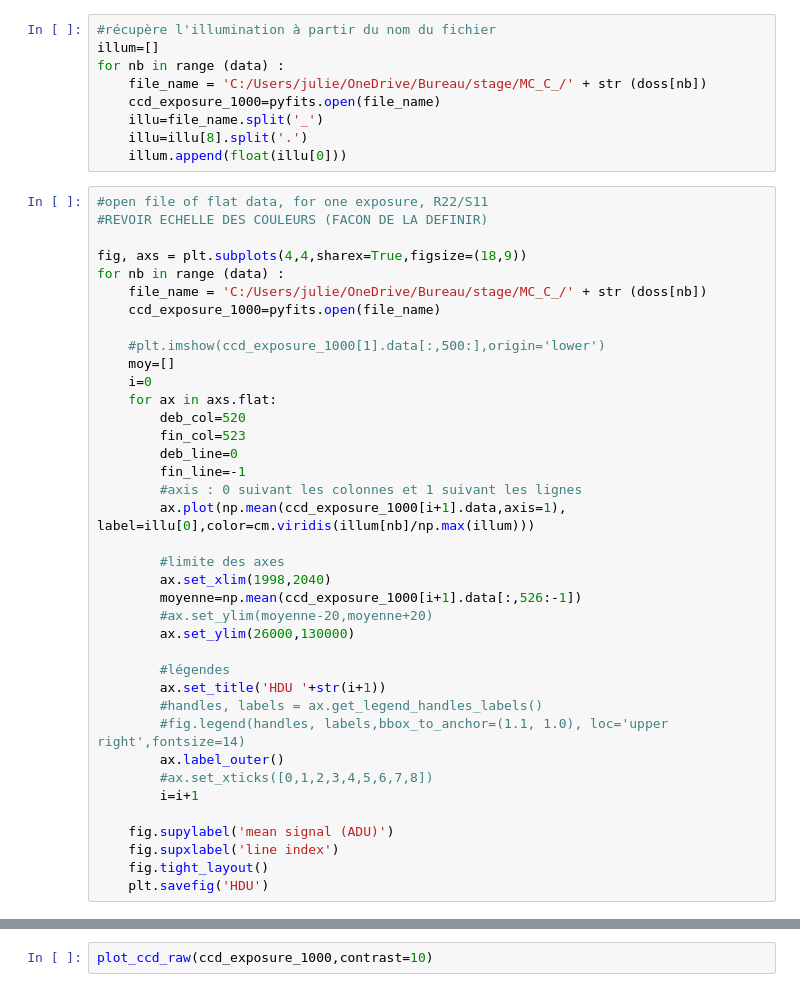
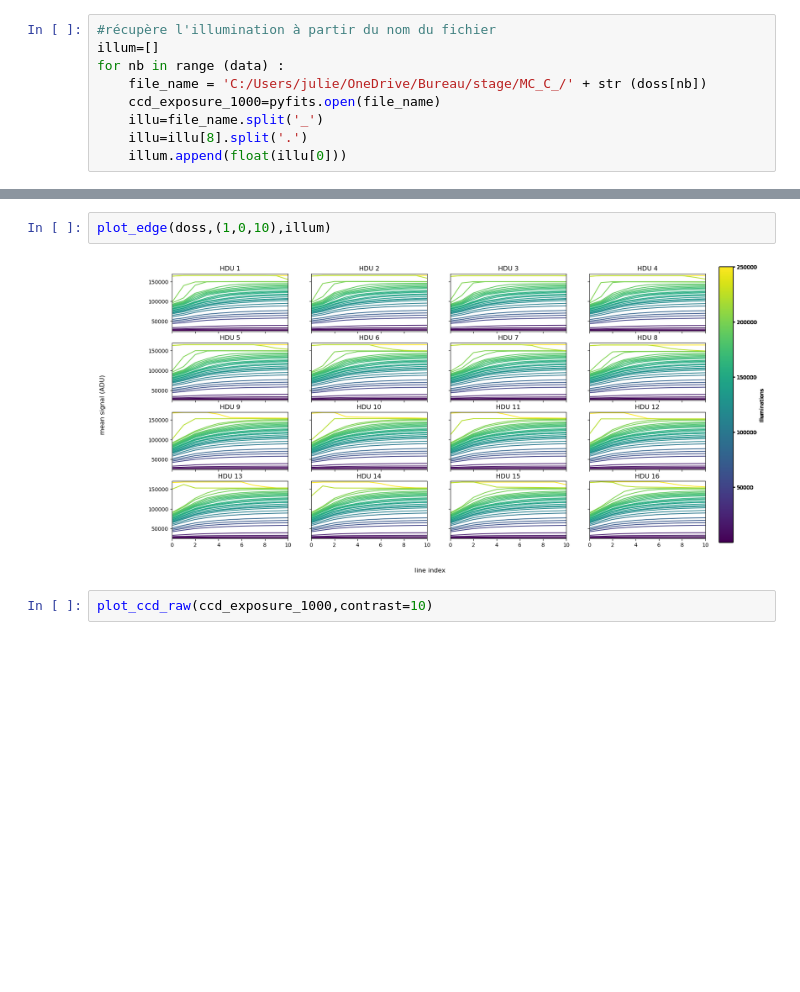
Before and after one commit to julielep/stage2, a Jupyter notebook: notebook/Flat_Analyse_Exposure_16.ipynb, the cells around one changed output, grey strips where cells are left out. Cells and saved outputs as stored; diff of their text form; blank space fills up the shorter version.

```diff
--- a/notebook/Flat_Analyse_Exposure_16.ipynb
+++ b/notebook/Flat_Analyse_Exposure_16.ipynb
@@ -94,41 +94,3 @@ for nb in range (data) :
     illu=file_name.split('_')
     illu=illu[8].split('.')
     illum.append(float(illu[0]))
-# %%
-#open file of flat data, for one exposure, R22/S11
-#REVOIR ECHELLE DES COULEURS (FACON DE LA DEFINIR)
-
-fig, axs = plt.subplots(4,4,sharex=True,figsize=(18,9))
-for nb in range (data) :
-    file_name = 'C:/Users/julie/OneDrive/Bureau/stage/MC_C_/' + str (doss[nb])
-    ccd_exposure_1000=pyfits.open(file_name)
-
-    #plt.imshow(ccd_exposure_1000[1].data[:,500:],origin='lower')
-    moy=[]
-    i=0
-    for ax in axs.flat:
-        deb_col=520
-        fin_col=523
-        deb_line=0
-        fin_line=-1
-        #axis : 0 suivant les colonnes et 1 suivant les lignes
-        ax.plot(np.mean(ccd_exposure_1000[i+1].data,axis=1), label=illu[0],color=cm.viridis(illum[nb]/np.max(illum)))
-
-        #limite des axes
-        ax.set_xlim(1998,2040)
-        moyenne=np.mean(ccd_exposure_1000[i+1].data[:,526:-1])
-        #ax.set_ylim(moyenne-20,moyenne+20)
-        ax.set_ylim(26000,130000)
-
-        #légendes
-        ax.set_title('HDU '+str(i+1))
-        #handles, labels = ax.get_legend_handles_labels()
-        #fig.legend(handles, labels,bbox_to_anchor=(1.1, 1.0), loc='upper right',fontsize=14)
-        ax.label_outer()
-        #ax.set_xticks([0,1,2,3,4,5,6,7,8])
-        i=i+1
-
-    fig.supylabel('mean signal (ADU)')
-    fig.supxlabel('line index')
-    fig.tight_layout()
-    plt.savefig('HDU')
@@ -137,3 +141,7 @@ for nb in range (data) :
+# %%
+plot_edge(doss,(1,0,10),illum)
+# %% [output]
+[figure, added]
 # %%
 plot_ccd_raw(ccd_exposure_1000,contrast=10)
 # %% [output]
```
Also changed, not shown: parts of 2 cells of this notebook, 3 other files.
